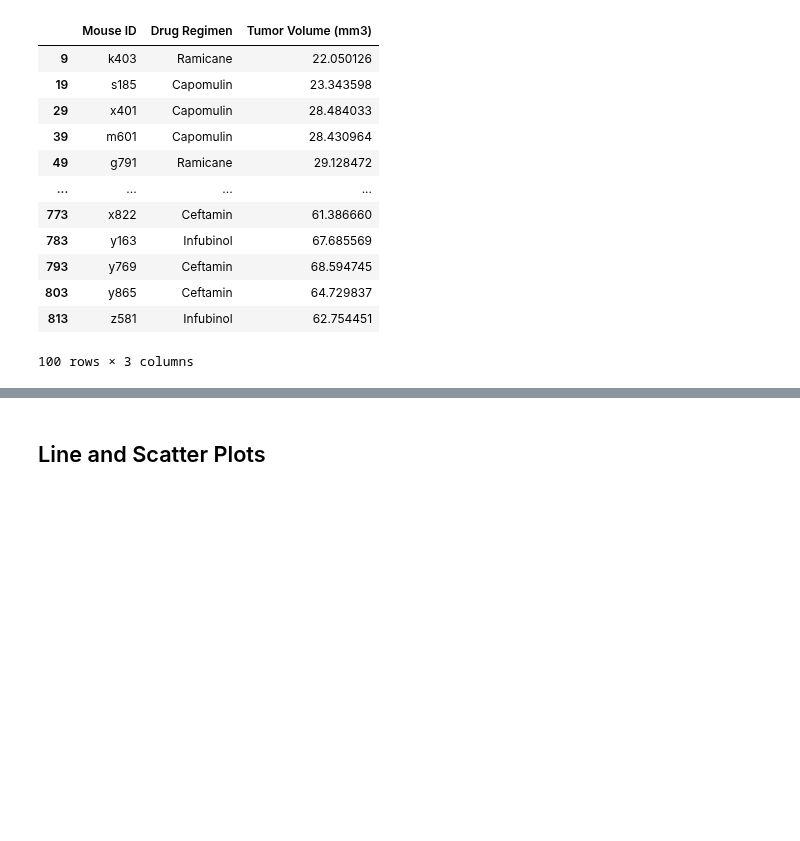
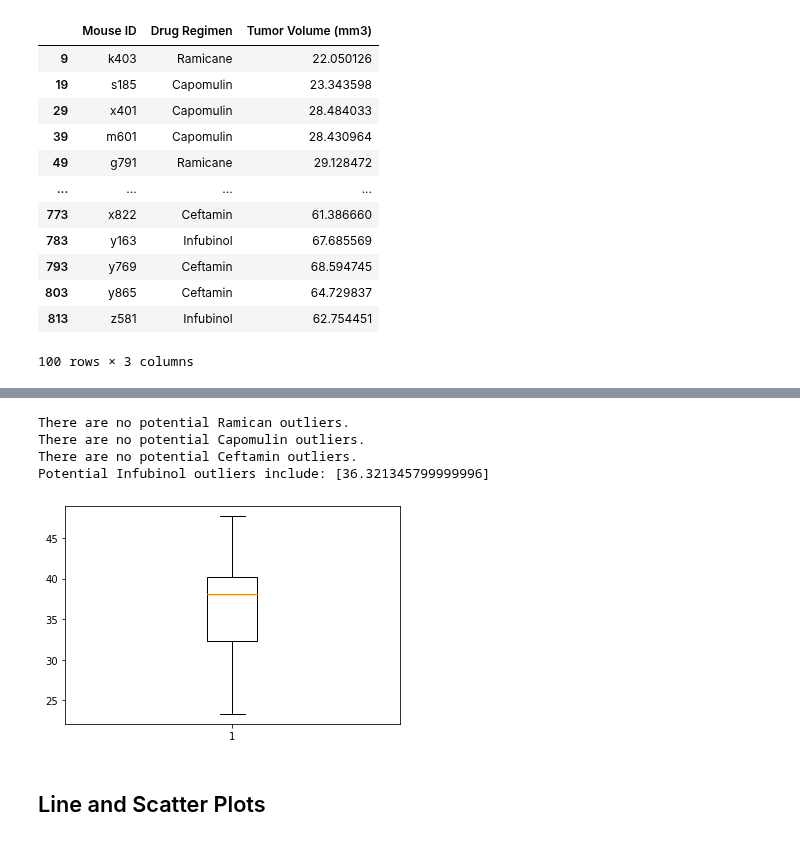
Before and after one commit to rebekahcallkacz/matplotlib-challenge, a Jupyter notebook: Pymaceuticals/main.ipynb, the cells around one changed output, grey strips where cells are left out. Cells and saved outputs as stored; diff of their text form; code cells hidden in the pictures; blank space fills up the shorter version.

Commit message:
calculate IQRs and outliers

```diff
--- a/Pymaceuticals/main.ipynb
+++ b/Pymaceuticals/main.ipynb
@@ -256,5 +231,52 @@ Name: Tumor Volume (mm3), dtype: float64
+# %%
+#Identify potential Ramicane outliers using IQR
+ramicane_final = last_timepoints_clean['Tumor Volume (mm3)'].loc[last_timepoints_clean['Drug Regimen']=='Ramicane']
+lower_bound_r, upper_bound_r = calculateIQR(ramicane_final)
+ramicane_outliers = [volume for volume in ramicane_final if volume < lower_bound_r or volume >upper_bound_r]
+if ramicane_outliers == []:
+    print('There are no potential Ramican outliers.')
+else:
+    print(f'Potential Ramican outliers include: {ramicane_outliers}')
+
+#Identify potential Capomulin outliers using IQR
+capomulin_final = last_timepoints_clean['Tumor Volume (mm3)'].loc[last_timepoints_clean['Drug Regimen']=='Capomulin']
+lower_bound_ca, upper_bound_ca = calculateIQR(capomulin_final)
+capomulin_outliers = [volume for volume in capomulin_final if volume < lower_bound_ca or volume >upper_bound_ca]
+if capomulin_outliers == []:
+    print('There are no potential Capomulin outliers.')
+else:
+    print(f'Potential Capomulin outliers include: {capomulin_outliers}')
+
+#Identify potential Ceftamin outliers using IQR
+ceftamin_final = last_timepoints_clean['Tumor Volume (mm3)'].loc[last_timepoints_clean['Drug Regimen']=='Ceftamin']
+lower_bound_ce, upper_bound_ce = calculateIQR(ceftamin_final)
+ceftamin_outliers = [volume for volume in ceftamin_final if volume < lower_bound_ce or volume >upper_bound_ce]
+if ceftamin_outliers == []:
+    print('There are no potential Ceftamin outliers.')
+else:
+    print(f'Potential Ceftamin outliers include: {ceftamin_outliers}')
+
+#Identify potential Infubinol outliers using IQR
+infubinol_final = last_timepoints_clean['Tumor Volume (mm3)'].loc[last_timepoints_clean['Drug Regimen']=='Infubinol']
+lower_bound_i, upper_bound_i = calculateIQR(infubinol_final)
+infubinol_outliers = [volume for volume in infubinol_final if volume < lower_bound_i or volume >upper_bound_i]
+if infubinol_outliers == []:
+    print('There are no potential Infubinol outliers.')
+else:
+    print(f'Potential Infubinol outliers include: {infubinol_outliers}')
+# %% [output]
+There are no potential Ramican outliers.
+There are no potential Capomulin outliers.
+There are no potential Ceftamin outliers.
+Potential Infubinol outliers include: [36.321345799999996]
 # %%
 # Generate a box plot of the final tumor volume of each mouse across four regimens of interest
+treatments = ['Ramicane', 'Capomulin', 'Ceftamin', 'Infubinol']
+
+plt.boxplot(capomulin_final)
+plt.show()
+# %% [output]
+[figure, added]
 # %% [markdown]
 ## Line and Scatter Plots
 # %%
```
Also changed, not shown: parts of 5 cells of this notebook.
